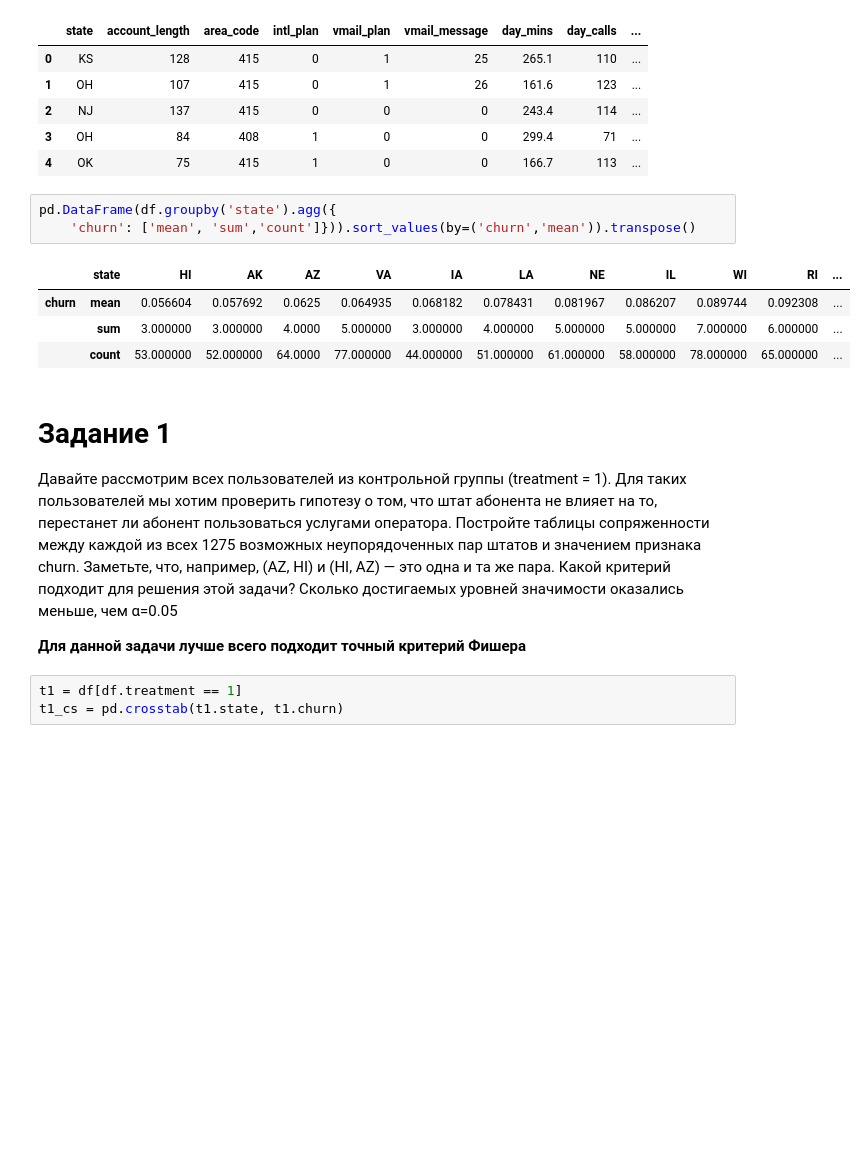
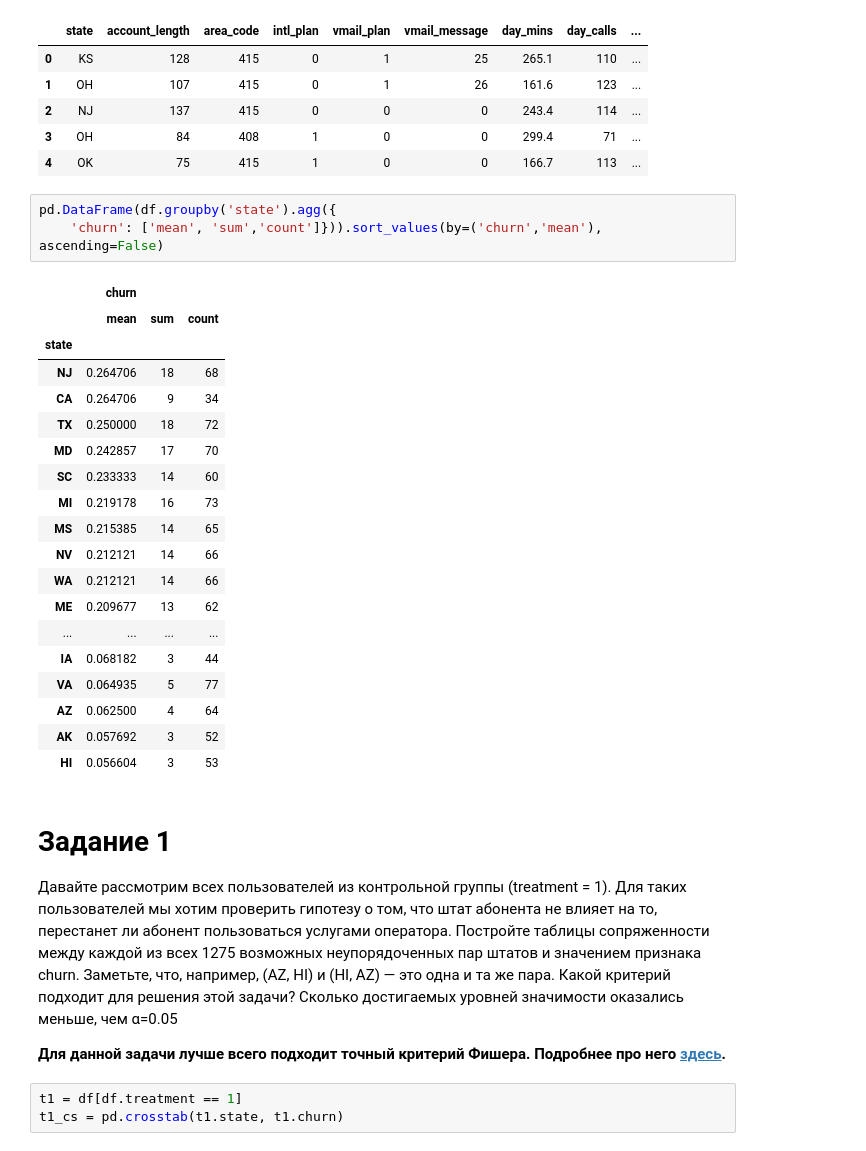
Before and after one commit to artemuk/churn-analysis, a Jupyter notebook: source/analysis.ipynb, the cells around one changed output. Cells and saved outputs as stored; diff of their text form; blank space fills up the shorter version.

```diff
--- a/source/analysis.ipynb
+++ b/source/analysis.ipynb
@@ -54,17 +54,32 @@ df.head()
 | 4 | OK | 75 | 415 | 1 | 0 | 0 | 166.7 | 113 | ... |
 # %%
 pd.DataFrame(df.groupby('state').agg({
-    'churn': ['mean', 'sum','count']})).sort_values(by=('churn','mean')).transpose()
+    'churn': ['mean', 'sum','count']})).sort_values(by=('churn','mean'), ascending=False)
 # %% [output]
-|  | state | HI | AK | AZ | VA | IA | LA | NE | IL | WI | RI | ... |
-| churn | mean | 0.056604 | 0.057692 | 0.0625 | 0.064935 | 0.068182 | 0.078431 | 0.081967 | 0.086207 | 0.089744 | 0.092308 | ... |
-|  | sum | 3.000000 | 3.000000 | 4.0000 | 5.000000 | 3.000000 | 4.000000 | 5.000000 | 5.000000 | 7.000000 | 6.000000 | ... |
-|  | count | 53.000000 | 52.000000 | 64.0000 | 77.000000 | 44.000000 | 51.000000 | 61.000000 | 58.000000 | 78.000000 | 65.000000 | ... |
+|  | churn |  |  |
+|  | mean | sum | count |
+| state |  |  |  |
+| NJ | 0.264706 | 18 | 68 |
+| CA | 0.264706 | 9 | 34 |
+| TX | 0.250000 | 18 | 72 |
+| MD | 0.242857 | 17 | 70 |
+| SC | 0.233333 | 14 | 60 |
+| MI | 0.219178 | 16 | 73 |
+| MS | 0.215385 | 14 | 65 |
+| NV | 0.212121 | 14 | 66 |
+| WA | 0.212121 | 14 | 66 |
+| ME | 0.209677 | 13 | 62 |
+| ... | ... | ... | ... |
+| IA | 0.068182 | 3 | 44 |
+| VA | 0.064935 | 5 | 77 |
+| AZ | 0.062500 | 4 | 64 |
+| AK | 0.057692 | 3 | 52 |
+| HI | 0.056604 | 3 | 53 |
 # %% [markdown]
 # Задание 1
 Давайте рассмотрим всех пользователей из контрольной группы (treatment = 1). Для таких пользователей мы хотим проверить гипотезу о том, что штат абонента не влияет на то, перестанет ли абонент пользоваться услугами оператора. Постройте таблицы сопряженности между каждой из всех 1275 возможных неупорядоченных пар штатов и значением признака churn. Заметьте, что, например, (AZ, HI) и (HI, AZ) — это одна и та же пара. Какой критерий подходит для решения этой задачи? Сколько достигаемых уровней значимости оказались меньше, чем α=0.05
 
-**Для данной задачи лучше всего подходит точный критерий Фишера**
+**Для данной задачи лучше всего подходит точный критерий Фишера. Подробнее про него [здесь](https://github.com/artemuk/churn-analysis/blob/master/lectures/3.pdf).**
 # %%
 t1 = df[df.treatment == 1]
 t1_cs = pd.crosstab(t1.state, t1.churn)
```
Also changed, not shown: parts of 39 cells of this notebook.
